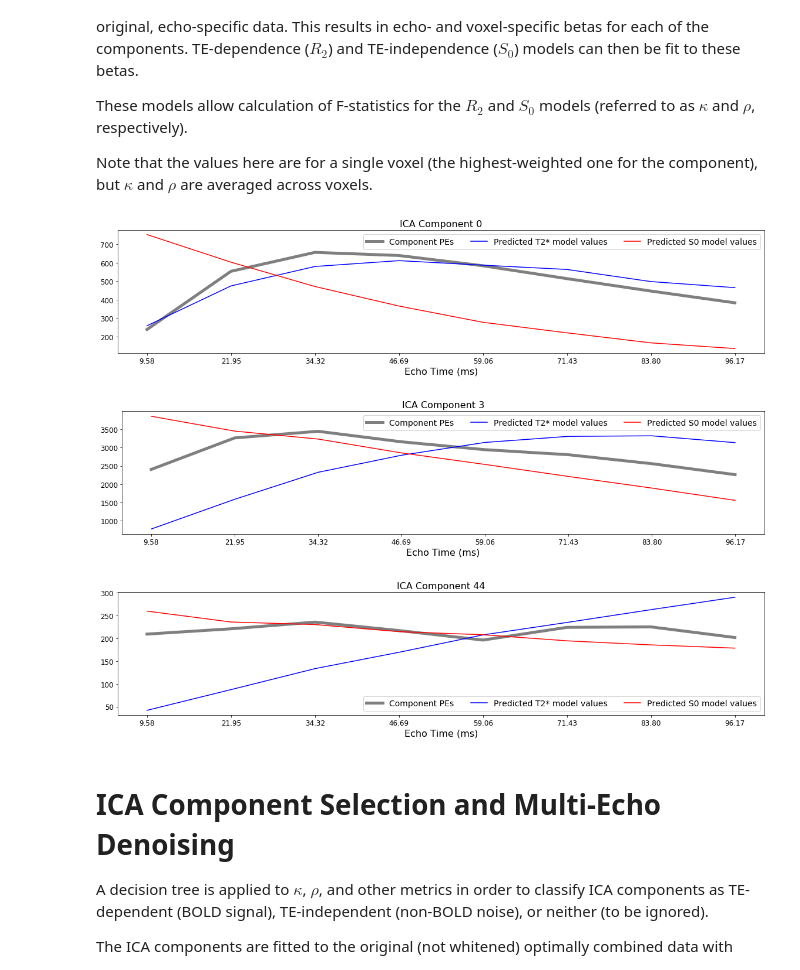
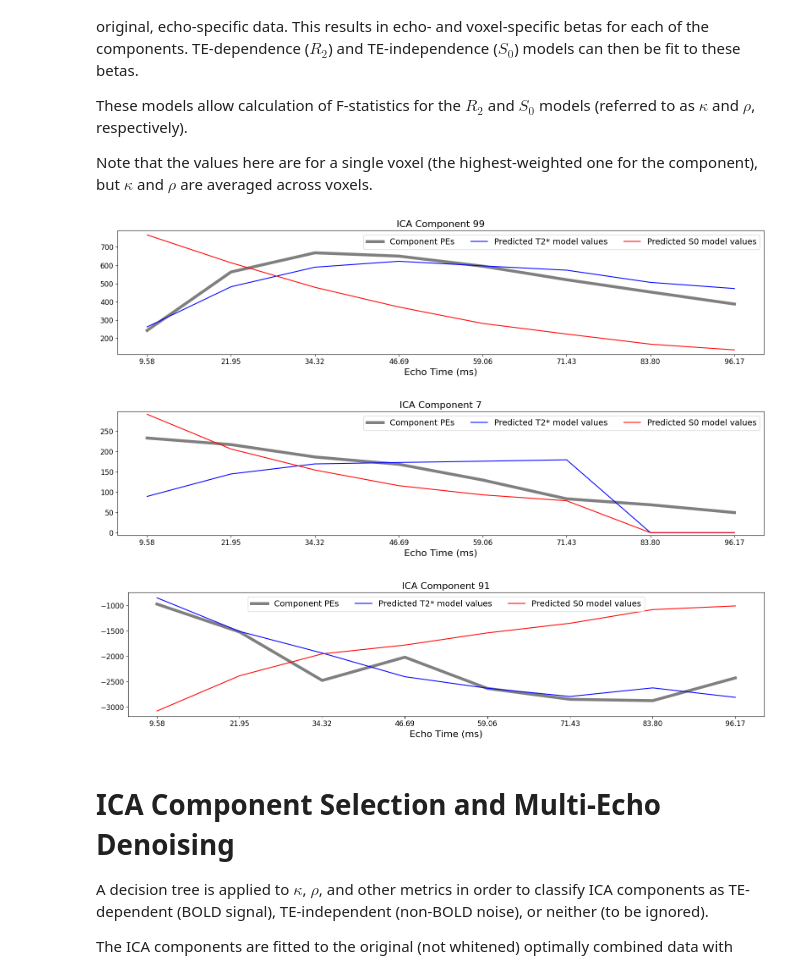
Before and after one commit to ME-ICA/tedana, a Jupyter notebook: docs/notebooks/plot_approach_figures.ipynb, the cells around one changed output. Drawn from its saved outputs; the diff is of its cells as text; code cells hidden in the pictures.

```diff
--- a/docs/notebooks/plot_approach_figures.ipynb
+++ b/docs/notebooks/plot_approach_figures.ipynb
@@ -428,27 +485,37 @@ fig.savefig(op.join(OUT_DIR, 'a12_pca_reduced_data.png'), dpi=400)
 The whitened optimally combined data are then decomposed with ICA. The number of ICA components is limited to the number of retained components from the PCA, in order to reflect the true dimensionality of the data.
 ICA produces a mixing matrix (i.e., timeseries for each component).
 # %%
+components = []
+classifications = []
+
 fig, axes = plt.subplots(3, sharex=True, figsize=(14, 6))
-i = 0
+i = df.loc[df["kappa"] == df["kappa"].max()].index.values[0]
 k = df.loc[i, 'kappa']
 r = df.loc[i, 'rho']
 c = df.loc[i, 'classification']
-axes[0].plot(meica_mmix[:, i])
+axes[0].plot(meica_mmix[meica_mmix.columns.tolist()[i]].values)
 axes[0].set_title('ICA Component {0}; $\\kappa$ = {1:.02f}; $\\rho$ = {2:.02f}; {3}'.format(i, k, r, c), fontsize=16)
+components.append(i)
+classifications.append(c)
 
-i = 3
+rej_df = df.loc[df["classification"] == "rejected"]
+i = rej_df.loc[rej_df["rho"] == rej_df["rho"].max()].index.values[0]
 k = df.loc[i, 'kappa']
 r = df.loc[i, 'rho']
 c = df.loc[i, 'classification']
-axes[1].plot(meica_mmix[:, i])
+axes[1].plot(meica_mmix[meica_mmix.columns.tolist()[i]].values)
 axes[1].set_title('ICA Component {0}; $\\kappa$ = {1:.02f}; $\\rho$ = {2:.02f}; {3}'.format(i, k, r, c), fontsize=16)
+components.append(i)
+classifications.append(c)
 
-i = 44
+i = df.loc[df["variance explained"] == df["variance explained"].max()].index.values[0]
 k = df.loc[i, 'kappa']
 r = df.loc[i, 'rho']
 c = df.loc[i, 'classification']
-axes[2].plot(meica_mmix[:, i])
+axes[2].plot(meica_mmix[meica_mmix.columns.tolist()[i]].values)
 axes[2].set_title('ICA Component {0}; $\\kappa$ = {1:.02f}; $\\rho$ = {2:.02f}; {3}'.format(i, k, r, c), fontsize=16)
+components.append(i)
+classifications.append(c)
 
 axes[0].set_xlim(0, meica_mmix.shape[0]-1)
 axes[2].set_xticks([])
@@ -468,32 +535,40 @@ These models allow calculation of F-statistics for the $R_2$ and $S_0$ models (r
 
 Note that the values here are for a single voxel (the highest-weighted one for the component), but $\kappa$ and $\rho$ are averaged across voxels.
 # %%
-components = [0, 3, 44]
 for i, comp in enumerate(components):  # only generate plots for a few components
-    comp_voxel_idx = np.where(beta_maps[comp, :] == np.max(beta_maps[comp, :]))[0][0]
+    classification = classifications[i]
+    if classification == "accepted":
+        kappa_map = np.abs(meica_kappas[comp, :])
+        comp_voxel_idx = np.where(kappa_map == np.max(kappa_map))[0][0]
+    else:
+        rho_map = np.abs(meica_rhos[comp, :])
+        comp_voxel_idx = np.where(rho_map == np.max(rho_map))[0][0]
+
+    comp_voxel_idx = np.where(np.abs(beta_maps[comp, :]) == np.max(np.abs(beta_maps[comp, :])))[0][0]
+
     # Use weight map to average as fitmodels_direct does
     comp_weights = meica_betas[comp, :, comp_voxel_idx]
     r2_pred_weights = r2_pred_betas[comp, :, comp_voxel_idx]
     s0_pred_weights = s0_pred_betas[comp, :, comp_voxel_idx]
 
     fig, ax = plt.subplots(figsize=(16, 4))
     ax.plot(echo_times, comp_weights, c='black', alpha=0.5, linewidth=5, label='Component PEs')
     ax.plot(echo_times, r2_pred_weights, c='blue', label='Predicted T2* model values')
     ax.plot(echo_times, s0_pred_weights, c='red', label='Predicted S0 model values')
     ax.set_xticks(echo_times)
     ax.tick_params(axis='both', which='major', labelsize=12)
     ax.set_xlabel('Echo Time (ms)', fontsize=16)
     temp = np.hstack((comp_weights, s0_pred_weights, r2_pred_weights))
-    lim = np.mean(temp) * .05
+    lim = np.abs(np.mean(temp) * .05)
     ax.set_ylim(np.floor(np.min(temp)) - lim, np.ceil(np.max(temp)) + lim)
     legend = ax.legend(frameon=True, fontsize=14, ncol=3)
-    ax.set_title('ICA Component {}'.format(comp), fontsize=16)
+    ax.set_title(f'ICA Component {comp}', fontsize=16)
     fig.tight_layout()
-    fig.savefig(op.join(OUT_DIR, 'a14_te_dependence_models_component_{}.png').format(i), dpi=400)
+    fig.savefig(op.join(OUT_DIR, f'a14_te_dependence_models_component_{i}.png'), dpi=400)
 # %% [output]
 [figure]
-[figure, old version]
+[figure, new version]
-[figure, old version]
+[figure, new version]
 # %% [markdown]
 # ICA Component Selection and Multi-Echo Denoising
 A decision tree is applied to $\kappa$, $\rho$, and other metrics in order to classify ICA components as TE-dependent (BOLD signal), TE-independent (non-BOLD noise), or neither (to be ignored).
```
Also changed, not shown: parts of 24 cells of this notebook, 22 other files.
